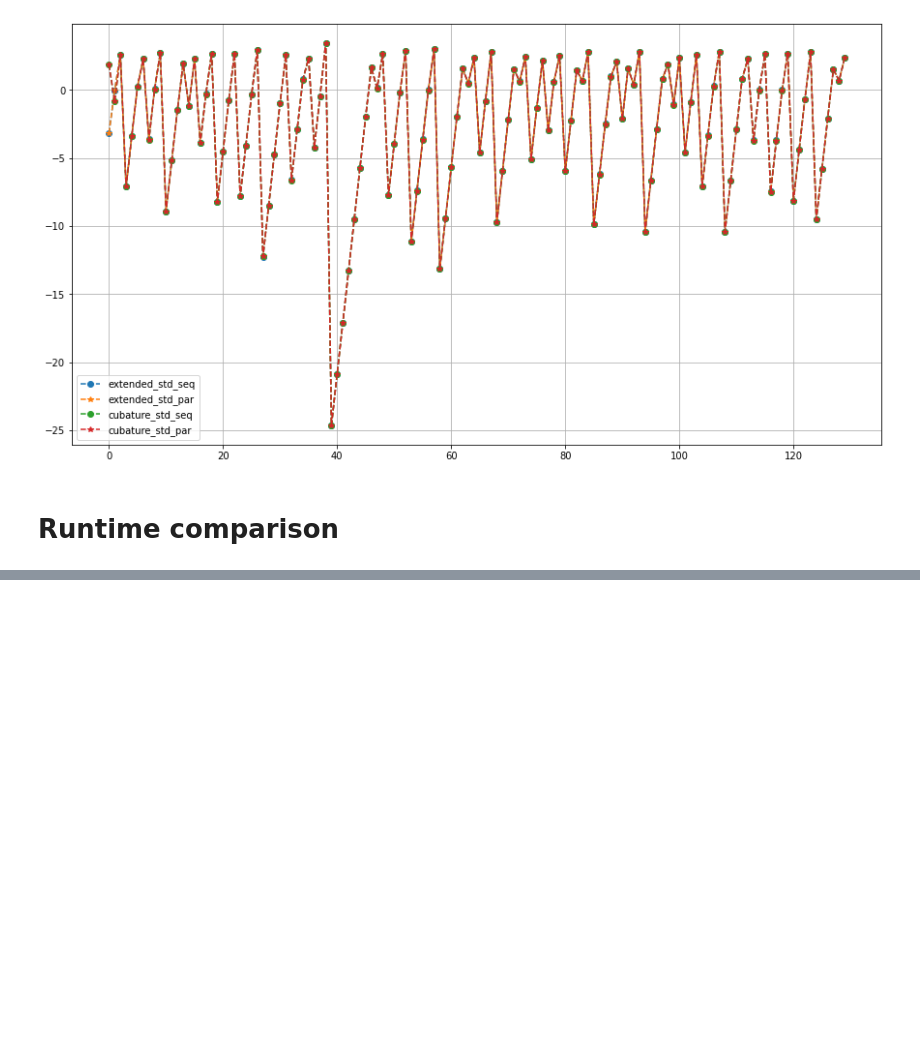
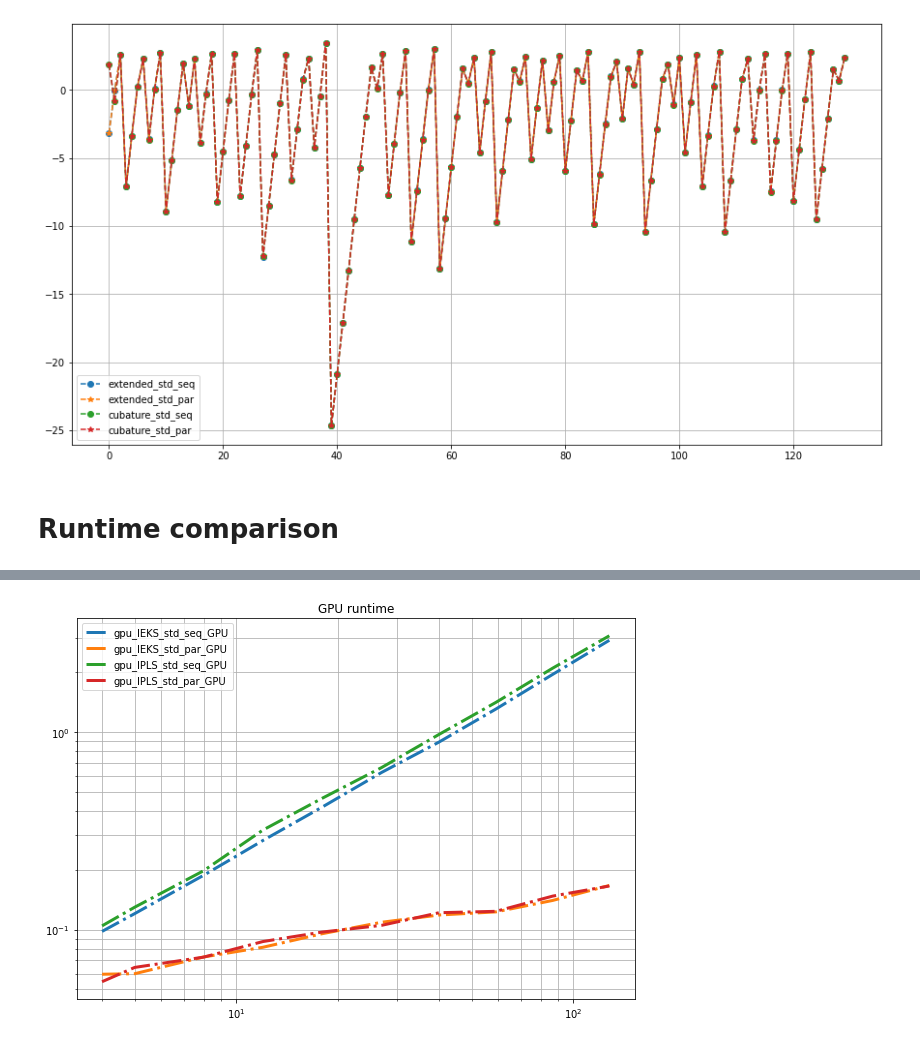
Before and after one commit to EEA-sensors/sqrt-parallel-smoothers, a Jupyter notebook: notebooks/experiment-poisson.ipynb, the cells around one changed output, grey strips where cells are left out. Drawn from its saved outputs; the diff is of its cells as text; code cells hidden in the pictures; blank space fills up the shorter version.

```diff
--- a/notebooks/experiment-poisson.ipynb
+++ b/notebooks/experiment-poisson.ipynb
@@ -147,7 +172,7 @@ def IPLS_std_seq(y, x_nominal_trajectory, iteration):
 
 def IPLS_std_par(y, x_nominal_trajectory, iteration):
     return iterated_smoothing(y, x0, transition_model, observation_model,
-                              cubeture, x_nominal_trajectory, True,
+                              cubature, x_nominal_trajectory, True,
                               criterion=lambda i, *_: i < iteration)
 # %%
 gpu_IEKS_std_seq = jit(IEKS_std_seq, backend="gpu")
@@ -176,0 +636,12 @@ NameError: name 'cubeture' is not defined
+# %%
+plt.figure(figsize=(10,7))
+plt.loglog(lengths_space, gpu_IEKS_std_seq_time, label="gpu_IEKS_std_seq_GPU", linestyle="-.", linewidth=3)
+plt.loglog(lengths_space, gpu_IEKS_std_par_time, label="gpu_IEKS_std_par_GPU", linestyle="-.", linewidth=3)
+plt.loglog(lengths_space, gpu_IPLS_std_seq_time, label="gpu_IPLS_std_seq_GPU", linestyle="-.", linewidth=3)
+plt.loglog(lengths_space, gpu_IPLS_std_par_time, label="gpu_IPLS_std_par_GPU", linestyle="-.", linewidth=3)
+plt.grid(True, which="both")
+plt.title("GPU runtime")
+plt.legend()
+plt.show()
+# %% [output]
+[figure, added]
```
Also changed, not shown: parts of 8 cells of this notebook, 1 other file.
